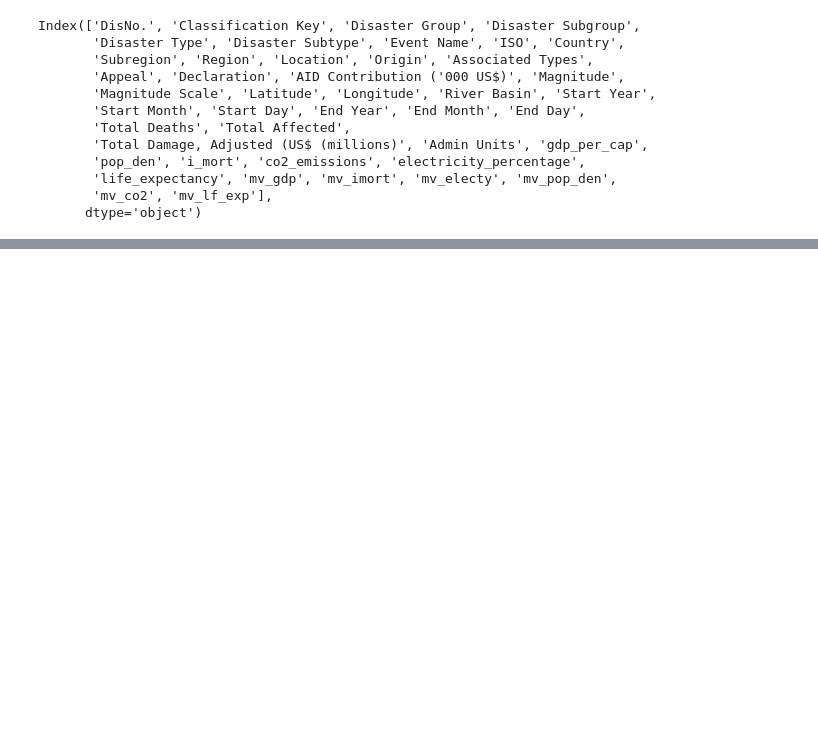
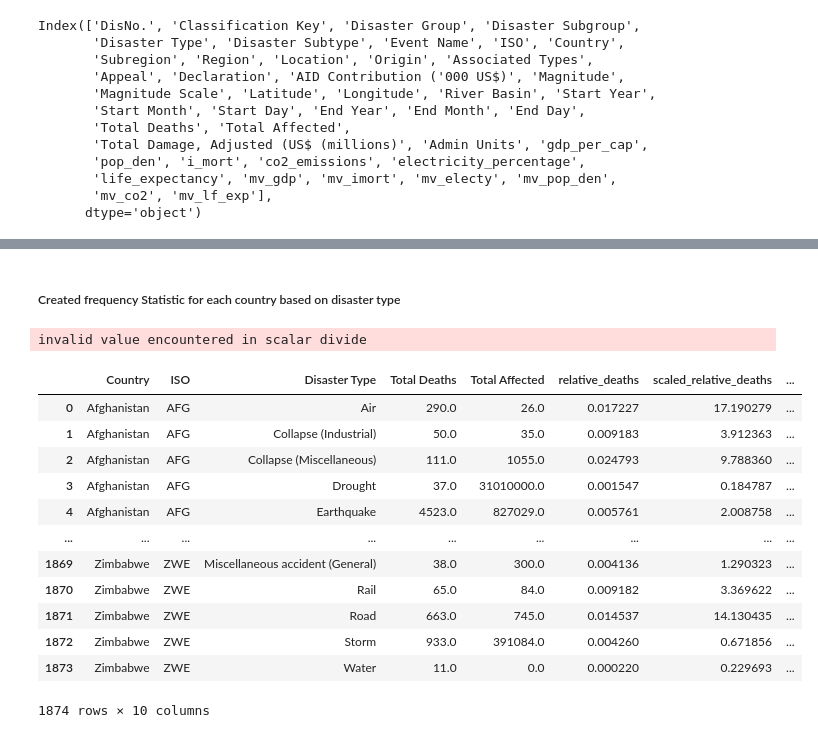
Before and after one commit to harrissamuel/24Spr_-S-Harris-_-disasters-, a Jupyter notebook: Sample_Capstone/code/data_analysis/data_analysis.ipynb, the cells around one changed output, grey strips where cells are left out. Cells and saved outputs as stored; diff of their text form; code cells hidden in the pictures; blank space fills up the shorter version.

```diff
--- a/Sample_Capstone/code/data_analysis/data_analysis.ipynb
+++ b/Sample_Capstone/code/data_analysis/data_analysis.ipynb
@@ -1276,0 +1315,60 @@ Index(['DisNo.', 'Classification Key', 'Disaster Group', 'Disaster Subgroup',
+# %% [markdown]
+##### Created frequency Statistic for each country based on disaster type
+# %%
+result_df2 = df.groupby(['Country', 'ISO', 'Disaster Type'])[['Total Deaths', 'Total Affected']].sum()
+result_df2 = result_df2.reset_index()
+
+
+# Group the counts by disaster type
+deaths_by_disaster_type = result_df2.groupby('Disaster Type')['Total Deaths'].sum()
+
+
+# Calculate the relative frequency for each disaster type
+result_df2['relative_deaths'] = result_df2.apply(lambda row: row['Total Deaths'] / deaths_by_disaster_type[row['Disaster Type']], axis=1)
+
+
+# Calculate the scaling factor for each disaster type
+max_relative_frequency_by_disaster_type = result_df2.groupby('Disaster Type')['relative_deaths'].max()
+scaling_factors = 100 / max_relative_frequency_by_disaster_type
+
+
+# Scale the relative frequency for each disaster type
+result_df2['scaled_relative_deaths'] = result_df2.apply(lambda row: row['relative_deaths'] * scaling_factors[row['Disaster Type']], axis=1)
+
+result_df2 = result_df2.fillna(0)
+
+# Group the counts by disaster type
+affected_by_disaster_type = result_df2.groupby('Disaster Type')['Total Affected'].sum()
+
+
+# Calculate the relative frequency for each disaster type
+result_df2['relative_affected'] = result_df2.apply(lambda row: row['Total Affected'] / affected_by_disaster_type[row['Disaster Type']], axis=1)
+
+
+# Calculate the scaling factor for each disaster type
+max_relative_frequency_by_disaster_type = result_df2.groupby('Disaster Type')['relative_affected'].max()
+scaling_factors = 100 / max_relative_frequency_by_disaster_type
+
+# Scale the relative frequency for each disaster type
+result_df2['scaled_relative_affected'] = result_df2.apply(lambda row: row['relative_affected'] * scaling_factors[row['Disaster Type']], axis=1)
+
+
+result_df2['Impact'] = result_df2['scaled_relative_deaths']*.75 + result_df2['scaled_relative_affected']*.25
+
+
+result_df2
+# %% [output]
+invalid value encountered in scalar divide
+|  | Country | ISO | Disaster Type | Total Deaths | Total Affected | relative_deaths | scaled_relative_deaths | ... |
+| 0 | Afghanistan | AFG | Air | 290.0 | 26.0 | 0.017227 | 17.190279 | ... |
+| 1 | Afghanistan | AFG | Collapse (Industrial) | 50.0 | 35.0 | 0.009183 | 3.912363 | ... |
+| 2 | Afghanistan | AFG | Collapse (Miscellaneous) | 111.0 | 1055.0 | 0.024793 | 9.788360 | ... |
+| 3 | Afghanistan | AFG | Drought | 37.0 | 31010000.0 | 0.001547 | 0.184787 | ... |
+| 4 | Afghanistan | AFG | Earthquake | 4523.0 | 827029.0 | 0.005761 | 2.008758 | ... |
+| ... | ... | ... | ... | ... | ... | ... | ... | ... |
+| 1869 | Zimbabwe | ZWE | Miscellaneous accident (General) | 38.0 | 300.0 | 0.004136 | 1.290323 | ... |
+| 1870 | Zimbabwe | ZWE | Rail | 65.0 | 84.0 | 0.009182 | 3.369622 | ... |
+| 1871 | Zimbabwe | ZWE | Road | 663.0 | 745.0 | 0.014537 | 14.130435 | ... |
+| 1872 | Zimbabwe | ZWE | Storm | 933.0 | 391084.0 | 0.004260 | 0.671856 | ... |
+| 1873 | Zimbabwe | ZWE | Water | 11.0 | 0.0 | 0.000220 | 0.229693 | ... |
+1874 rows × 10 columns
```
Also changed, not shown: parts of 16 cells of this notebook.
